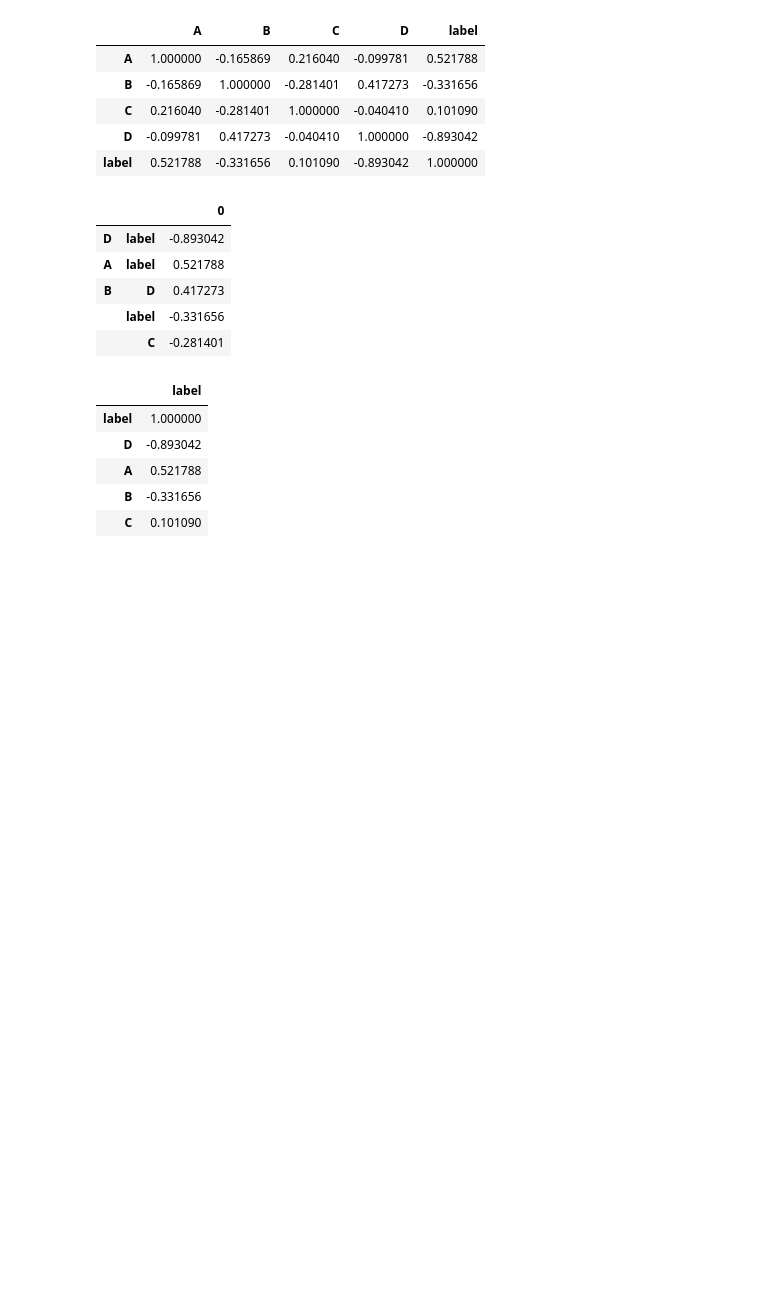
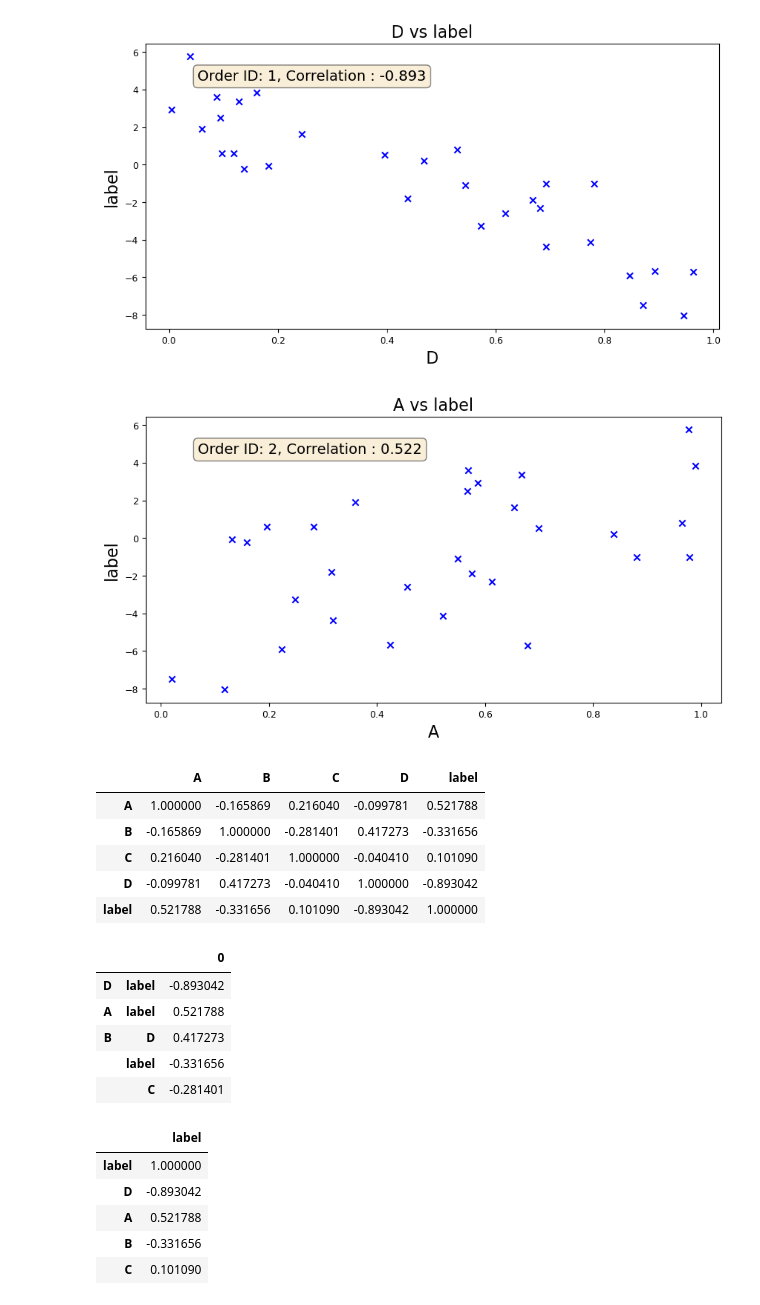
Before and after one commit to endsley/wuML, a Jupyter notebook: examples/data_stats/ipynb/feature_wise_correlation.ipynb, the cells around one changed output. Saved outputs shown, nothing was run; the diff lists cells and outputs as text; code cells hidden in the pictures; blank space fills up the shorter version.

```diff
--- a/examples/data_stats/ipynb/feature_wise_correlation.ipynb
+++ b/examples/data_stats/ipynb/feature_wise_correlation.ipynb
@@ -30,9 +31,11 @@ data.df.style
 | 29 | 0.881100 | 0.581300 | 0.881700 | 0.692500 | -1.002000 |
 # %%
 #print(wuml.feature_wise_correlation(data).df.style)
-corrMatrix = wuml.feature_wise_correlation(data)
+corrMatrix = wuml.feature_wise_correlation(data, num_of_top_dependent_pairs_to_plot=2)
 corrMatrix.df.style
 # %% [output]
+[figure, added]
+[figure, added]
 |  | A | B | C | D | label |
 | A | 1.000000 | -0.165869 | 0.216040 | -0.099781 | 0.521788 |
 | B | -0.165869 | 1.000000 | -0.281401 | 0.417273 | -0.331656 |
```
Also changed, not shown: parts of 1 cell of this notebook, 2 other files.
